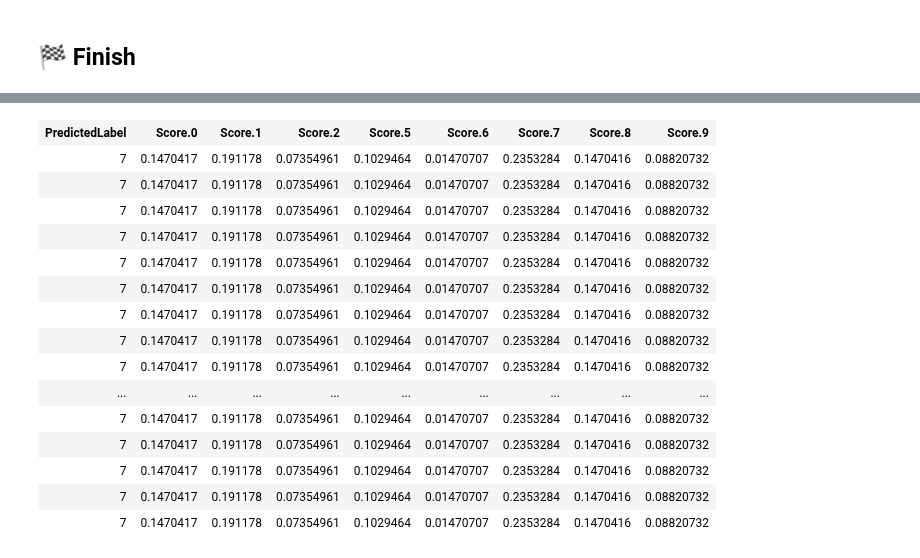
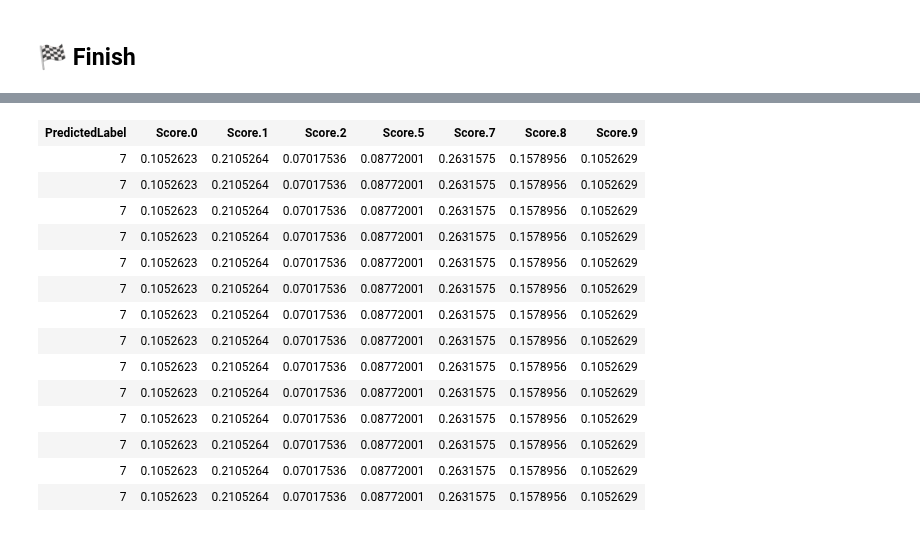
Before and after one commit to hfleitas/SentimentPrediction, a Jupyter notebook: Trollhunters.ipynb, the cells around one changed output, grey strips where cells are left out. Cells and saved outputs as stored; diff of their text form; code cells hidden in the pictures.

```diff
--- a/Trollhunters.ipynb
+++ b/Trollhunters.ipynb
@@ -357,38 +348,51 @@ Total execution time: 00:04:27.253
 # %%
 select * from QuotesForTesting;
 declare @model_bin varbinary(max)=null
-select	@model_bin = model from models where model_name = 'TrollhunterMLRealtime4';
+select	@model_bin = model from models where name = 'TrollhunterRealtime';
 
 if @model_bin is not null
 begin
 exec sp_rxPredict
     @model = @model_bin,
     @inputData = N'select quote, cast(tag as varchar(1)) as tag from QuotesForTesting'
+
+    if object_id('tempdb.dbo.#upv') is not null drop table #upv;
+    create table #upv (
+        predictedlabel varchar(1),
+        score0 float,
+        score1 float,
+        score2 float,
+        -- score3 float,
+        -- score4 float,
+        score5 float,
+        -- score6 float,
+        score7 float,
+        score8 float,
+        score9 float
+    )
+    insert into #upv
+    exec sp_rxPredict
+        @model = @model_bin,
+        @inputData = N'select quote, cast(tag as varchar(1)) as tag from QuotesForTesting'
+
+    select  PredictedLabel, Score, Prediction
+    from    #upv
+    unpivot (
+        Prediction
+        for Score in (
+            score0,
+            score1,
+            score2,
+            -- score3,
+            -- score4,
+            score5,
+            -- score6,
+            score7,
+            score8,
+            score9
+        )
+    ) as scoreunpivot
+    group by PredictedLabel, Score, Prediction
+    order by Prediction desc
 end;
-
- if object_id('tempdb.dbo.#upv') is not null drop table #upv;
-  create table #upv (
-    predictedlabel varchar(1),
-    score0 float,
-    score1 float,
-    score2 float,
-    score5 float,
-    score6 float,
-    score7 float,
-    score8 float,
-    score9 float
-)
-insert into #upv
-exec sp_rxPredict
-    @model = @model_bin,
-    @inputData = N'select quote, cast(tag as varchar(1)) as tag from QuotesForTesting'
-
-select  PredictedLabel, Score, Prediction
-from    #upv
-unpivot (
-	Prediction
-    for Score in (score0, score1, score2, score5, score6, score7, score8, score9)
-) as scoreunpivot
-group by PredictedLabel, Score, Prediction
-order by Prediction desc
 # %% [output]
@@ -416,17 +419,16 @@ Total execution time: 00:00:00.188
-| PredictedLabel | Score.0 | Score.1 | Score.2 | Score.5 | Score.6 | Score.7 | Score.8 | Score.9 |
-| 7 | 0.1470417 | 0.191178 | 0.07354961 | 0.1029464 | 0.01470707 | 0.2353284 | 0.1470416 | 0.08820732 |
-| 7 | 0.1470417 | 0.191178 | 0.07354961 | 0.1029464 | 0.01470707 | 0.2353284 | 0.1470416 | 0.08820732 |
-| 7 | 0.1470417 | 0.191178 | 0.07354961 | 0.1029464 | 0.01470707 | 0.2353284 | 0.1470416 | 0.08820732 |
-| 7 | 0.1470417 | 0.191178 | 0.07354961 | 0.1029464 | 0.01470707 | 0.2353284 | 0.1470416 | 0.08820732 |
-| 7 | 0.1470417 | 0.191178 | 0.07354961 | 0.1029464 | 0.01470707 | 0.2353284 | 0.1470416 | 0.08820732 |
-| 7 | 0.1470417 | 0.191178 | 0.07354961 | 0.1029464 | 0.01470707 | 0.2353284 | 0.1470416 | 0.08820732 |
-| 7 | 0.1470417 | 0.191178 | 0.07354961 | 0.1029464 | 0.01470707 | 0.2353284 | 0.1470416 | 0.08820732 |
-| 7 | 0.1470417 | 0.191178 | 0.07354961 | 0.1029464 | 0.01470707 | 0.2353284 | 0.1470416 | 0.08820732 |
-| 7 | 0.1470417 | 0.191178 | 0.07354961 | 0.1029464 | 0.01470707 | 0.2353284 | 0.1470416 | 0.08820732 |
-| ... | ... | ... | ... | ... | ... | ... | ... | ... |
-| 7 | 0.1470417 | 0.191178 | 0.07354961 | 0.1029464 | 0.01470707 | 0.2353284 | 0.1470416 | 0.08820732 |
-| 7 | 0.1470417 | 0.191178 | 0.07354961 | 0.1029464 | 0.01470707 | 0.2353284 | 0.1470416 | 0.08820732 |
-| 7 | 0.1470417 | 0.191178 | 0.07354961 | 0.1029464 | 0.01470707 | 0.2353284 | 0.1470416 | 0.08820732 |
-| 7 | 0.1470417 | 0.191178 | 0.07354961 | 0.1029464 | 0.01470707 | 0.2353284 | 0.1470416 | 0.08820732 |
-| 7 | 0.1470417 | 0.191178 | 0.07354961 | 0.1029464 | 0.01470707 | 0.2353284 | 0.1470416 | 0.08820732 |
+| PredictedLabel | Score.0 | Score.1 | Score.2 | Score.5 | Score.7 | Score.8 | Score.9 |
+| 7 | 0.1052623 | 0.2105264 | 0.07017536 | 0.08772001 | 0.2631575 | 0.1578956 | 0.1052629 |
+| 7 | 0.1052623 | 0.2105264 | 0.07017536 | 0.08772001 | 0.2631575 | 0.1578956 | 0.1052629 |
+| 7 | 0.1052623 | 0.2105264 | 0.07017536 | 0.08772001 | 0.2631575 | 0.1578956 | 0.1052629 |
+| 7 | 0.1052623 | 0.2105264 | 0.07017536 | 0.08772001 | 0.2631575 | 0.1578956 | 0.1052629 |
+| 7 | 0.1052623 | 0.2105264 | 0.07017536 | 0.08772001 | 0.2631575 | 0.1578956 | 0.1052629 |
+| 7 | 0.1052623 | 0.2105264 | 0.07017536 | 0.08772001 | 0.2631575 | 0.1578956 | 0.1052629 |
+| 7 | 0.1052623 | 0.2105264 | 0.07017536 | 0.08772001 | 0.2631575 | 0.1578956 | 0.1052629 |
+| 7 | 0.1052623 | 0.2105264 | 0.07017536 | 0.08772001 | 0.2631575 | 0.1578956 | 0.1052629 |
+| 7 | 0.1052623 | 0.2105264 | 0.07017536 | 0.08772001 | 0.2631575 | 0.1578956 | 0.1052629 |
+| 7 | 0.1052623 | 0.2105264 | 0.07017536 | 0.08772001 | 0.2631575 | 0.1578956 | 0.1052629 |
+| 7 | 0.1052623 | 0.2105264 | 0.07017536 | 0.08772001 | 0.2631575 | 0.1578956 | 0.1052629 |
+| 7 | 0.1052623 | 0.2105264 | 0.07017536 | 0.08772001 | 0.2631575 | 0.1578956 | 0.1052629 |
+| 7 | 0.1052623 | 0.2105264 | 0.07017536 | 0.08772001 | 0.2631575 | 0.1578956 | 0.1052629 |
+| 7 | 0.1052623 | 0.2105264 | 0.07017536 | 0.08772001 | 0.2631575 | 0.1578956 | 0.1052629 |
 | PredictedLabel | Score | Prediction |
```
Also changed, not shown: parts of 7 cells of this notebook, 5 other files.
